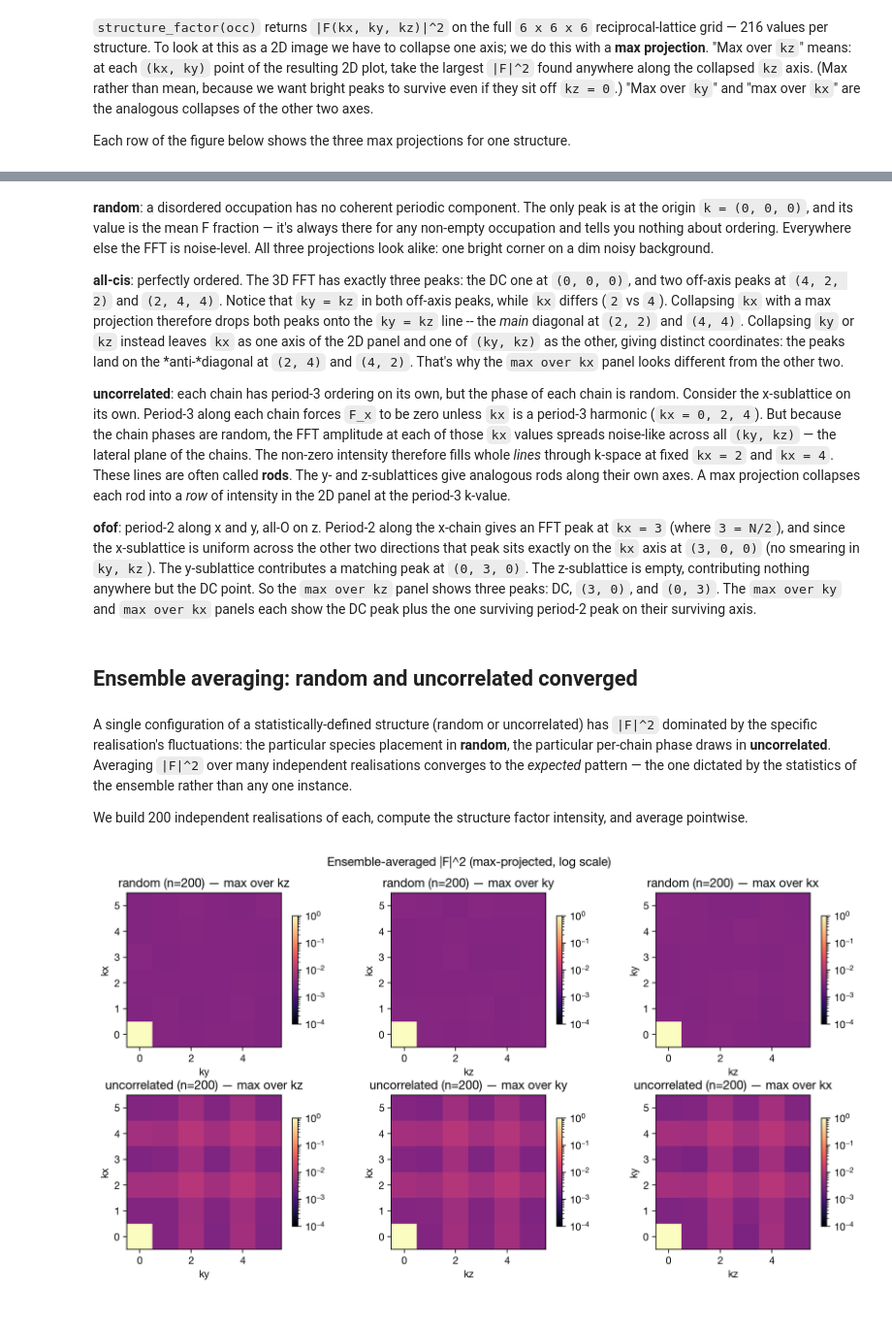
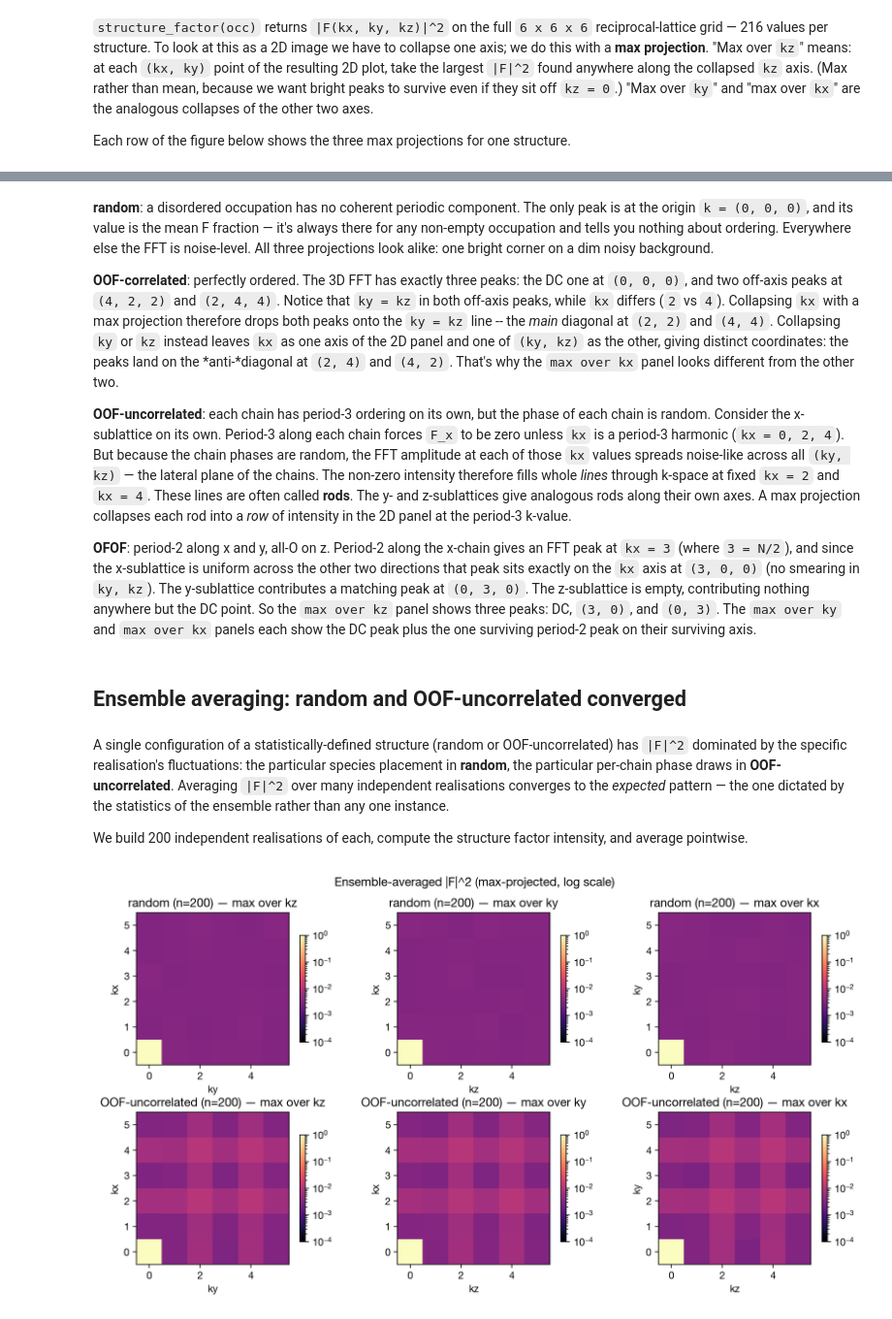
Before and after one commit to bjmorgan/chainorder, a Jupyter notebook: docs/tutorial.ipynb, the cells around one changed output, grey strips where cells are left out. Shown at 97% size. Saved outputs shown, nothing was run; the diff lists cells and outputs as text; code cells hidden in the pictures.

```diff
--- a/docs/tutorial.ipynb
+++ b/docs/tutorial.ipynb
@@ -88,7 +88,7 @@ coordination patterns; structure 3 below uses uncorrelated phases.)
 ox = ((ii % 3) == ((jj + kk) % 3)).astype(int)
 oy = ((jj % 3) == ((ii - kk) % 3)).astype(int)
 oz = ((kk % 3) == ((ii - jj + 1) % 3)).astype(int)
-atoms_allcis = build_atoms(ox, oy, oz)
+atoms_oof_correlated = build_atoms(ox, oy, oz)
 print(f"F fraction: {(ox.sum() + oy.sum() + oz.sum()) / (3 * N ** 3):.3f}")
 # %% [output]
 F fraction: 0.333
@@ -107,7 +107,7 @@ pz = rng_phases.integers(0, 3, size=(N, N))   # phase of z-chain at (i, j)
 ox = ((ii % 3) == px[jj, kk]).astype(int)
 oy = ((jj % 3) == py[ii, kk]).astype(int)
 oz = ((kk % 3) == pz[ii, jj]).astype(int)
-atoms_uncorrelated = build_atoms(ox, oy, oz)
+atoms_oof_uncorrelated = build_atoms(ox, oy, oz)
 print(f"F fraction: {(ox.sum() + oy.sum() + oz.sum()) / (3 * N ** 3):.3f}")
 # %% [output]
 F fraction: 0.333
@@ -134,12 +134,12 @@ produce the data structure the order parameters consume.
 # %%
 structures = {
     "random":         SublatticeOccupation.from_atoms(atoms_random,      N=N, species="F"),
-    "all-cis":        SublatticeOccupation.from_atoms(atoms_allcis,      N=N, species="F"),
-    "uncorrelated":   SublatticeOccupation.from_atoms(atoms_uncorrelated, N=N, species="F"),
-    "ofof":           SublatticeOccupation.from_atoms(atoms_ofof,        N=N, species="F"),
+    "OOF-correlated":        SublatticeOccupation.from_atoms(atoms_oof_correlated,      N=N, species="F"),
+    "OOF-uncorrelated":   SublatticeOccupation.from_atoms(atoms_oof_uncorrelated, N=N, species="F"),
+    "OFOF":           SublatticeOccupation.from_atoms(atoms_ofof,        N=N, species="F"),
 }
 labels = list(structures.keys())
-colors = {"random": "#888888", "all-cis": "#1f77b4", "uncorrelated": "#ff7f0e", "ofof": "#2ca02c"}
+colors = {"random": "#888888", "OOF-correlated": "#1f77b4", "OOF-uncorrelated": "#ff7f0e", "OFOF": "#2ca02c"}
 # %% [markdown]
 ## `chain_fft`: per-chain Fourier spectrum
 # %% [markdown]
@@ -366,7 +366,7 @@ occupation and tells you nothing about ordering. Everywhere else the
 FFT is noise-level. All three projections look alike: one bright
 corner on a dim noisy background.
 
-**all-cis**: perfectly ordered. The 3D FFT has exactly three
+**OOF-correlated**: perfectly ordered. The 3D FFT has exactly three
 peaks: the DC one at `(0, 0, 0)`, and two off-axis peaks at
 `(4, 2, 2)` and `(2, 4, 4)`. Notice that `ky = kz` in both off-axis
 peaks, while `kx` differs (`2` vs `4`). Collapsing `kx` with a max
@@ -377,7 +377,7 @@ the *main* diagonal at `(2, 2)` and `(4, 4)`. Collapsing `ky` or
 land on the *anti-*diagonal at `(2, 4)` and `(4, 2)`. That's why
 the `max over kx` panel looks different from the other two.
 
-**uncorrelated**: each chain has period-3 ordering on its own, but
+**OOF-uncorrelated**: each chain has period-3 ordering on its own, but
 the phase of each chain is random. Consider the x-sublattice on its
 own. Period-3 along each chain forces `F_x` to be zero unless `kx`
 is a period-3 harmonic (`kx = 0, 2, 4`). But because the chain
@@ -389,7 +389,7 @@ often called **rods**. The y- and z-sublattices give analogous
 rods along their own axes. A max projection collapses each rod
 into a *row* of intensity in the 2D panel at the period-3 k-value.
 
-**ofof**: period-2 along x and y, all-O on z. Period-2 along the
+**OFOF**: period-2 along x and y, all-O on z. Period-2 along the
 x-chain gives an FFT peak at `kx = 3` (where `3 = N/2`), and since
 the x-sublattice is uniform across the other two directions that
 peak sits exactly on the `kx` axis at `(3, 0, 0)` (no smearing in
@@ -400,13 +400,13 @@ peaks: DC, `(3, 0)`, and `(0, 3)`. The `max over ky` and `max over
 kx` panels each show the DC peak plus the one surviving period-2
 peak on their surviving axis.
 # %% [markdown]
-## Ensemble averaging: random and uncorrelated converged
+## Ensemble averaging: random and OOF-uncorrelated converged
 # %% [markdown]
 A single configuration of a statistically-defined structure
-(random or uncorrelated) has `|F|^2` dominated by the specific
+(random or OOF-uncorrelated) has `|F|^2` dominated by the specific
 realisation's fluctuations: the particular species placement in
 **random**, the particular per-chain phase draws in
-**uncorrelated**. Averaging `|F|^2` over many independent
+**OOF-uncorrelated**. Averaging `|F|^2` over many independent
 realisations converges to the *expected* pattern — the one
 dictated by the statistics of the ensemble rather than any one
 instance.
@@ -430,7 +430,7 @@ for _ in range(n_realisations):
     random_mean += sf_intensity(ox, oy, oz)
 random_mean /= n_realisations
 
-uncorrelated_mean = np.zeros((N, N, N))
+oof_uncorrelated_mean = np.zeros((N, N, N))
 for _ in range(n_realisations):
     px_r = rng_ens.integers(0, 3, size=(N, N))
     py_r = rng_ens.integers(0, 3, size=(N, N))
@@ -438,31 +438,31 @@ for _ in range(n_realisations):
     ox = ((ii % 3) == px_r[jj, kk]).astype(int)
     oy = ((jj % 3) == py_r[ii, kk]).astype(int)
     oz = ((kk % 3) == pz_r[ii, jj]).astype(int)
-    uncorrelated_mean += sf_intensity(ox, oy, oz)
-uncorrelated_mean /= n_realisations
+    oof_uncorrelated_mean += sf_intensity(ox, oy, oz)
+oof_uncorrelated_mean /= n_realisations
 # %%
 fig, axes = plt.subplots(2, 3, figsize=(11, 6))
 proj_names = [
     ("max over kz", "kx", "ky"),
     ("max over ky", "kx", "kz"),
     ("max over kx", "ky", "kz"),
 ]
 ensemble_norm = LogNorm(vmin=1e-4, vmax=1, clip=True)
-for i, (name, mean_sf) in enumerate(zip(["random", "uncorrelated"],
-                                         [random_mean, uncorrelated_mean])):
+for i, (name, mean_sf) in enumerate(zip(["random", "OOF-uncorrelated"],
+                                         [random_mean, oof_uncorrelated_mean])):
     projections = [mean_sf.max(axis=2), mean_sf.max(axis=1), mean_sf.max(axis=0)]
     for j, (proj_label, x_label, y_label) in enumerate(proj_names):
         ax = axes[i, j]
         im = ax.imshow(projections[j], origin="lower", cmap="magma", norm=ensemble_norm)
         ax.set_title(f"{name} (n={n_realisations}) — {proj_label}")
         ax.set_xlabel(y_label)
         ax.set_ylabel(x_label)
         fig.colorbar(im, ax=ax, shrink=0.7)
 fig.suptitle("Ensemble-averaged |F|^2 (max-projected, log scale)")
 fig.tight_layout()
 plt.show()
 # %% [output]
-[figure, old version]
+[figure, new version]
 # %% [markdown]
 Contrasting these panels with the single-configuration ones earlier:
 
```
Also changed, not shown: parts of 13 cells of this notebook.
